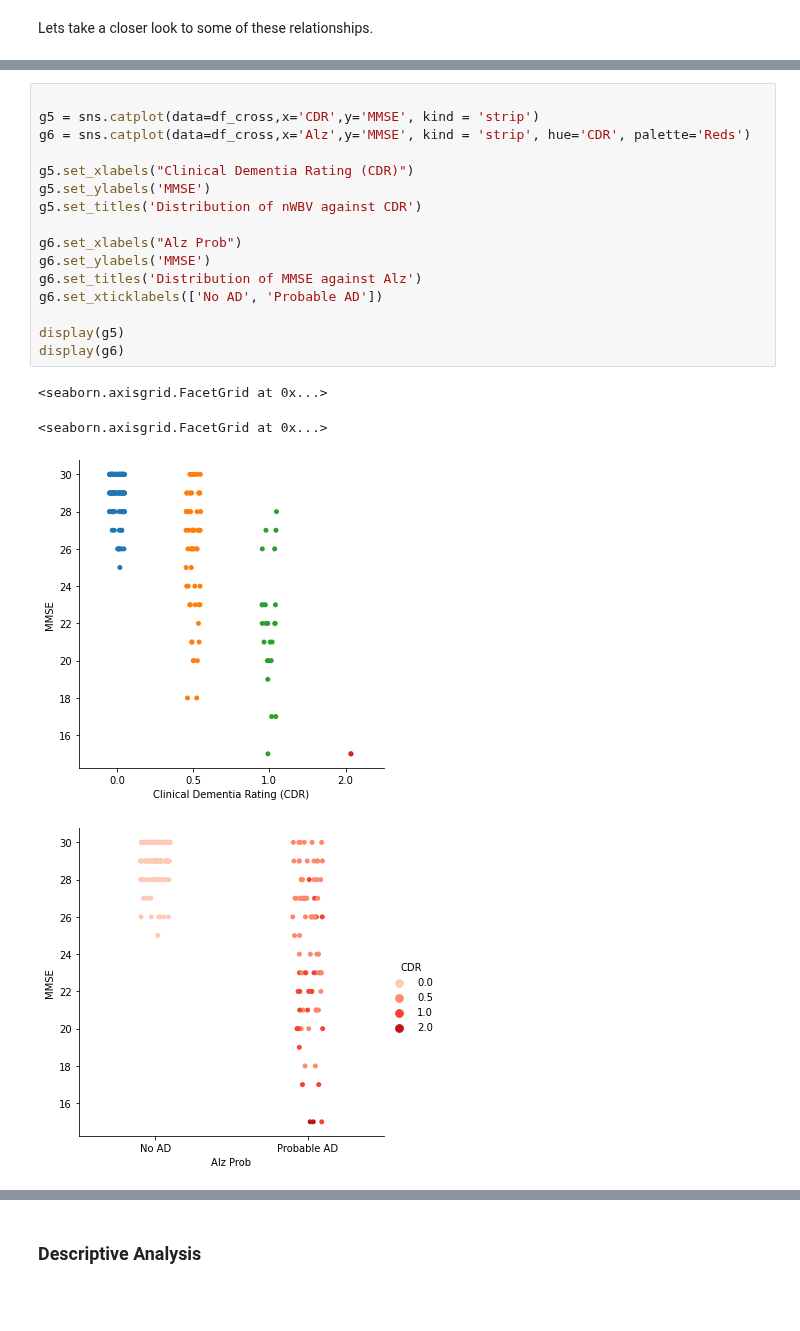
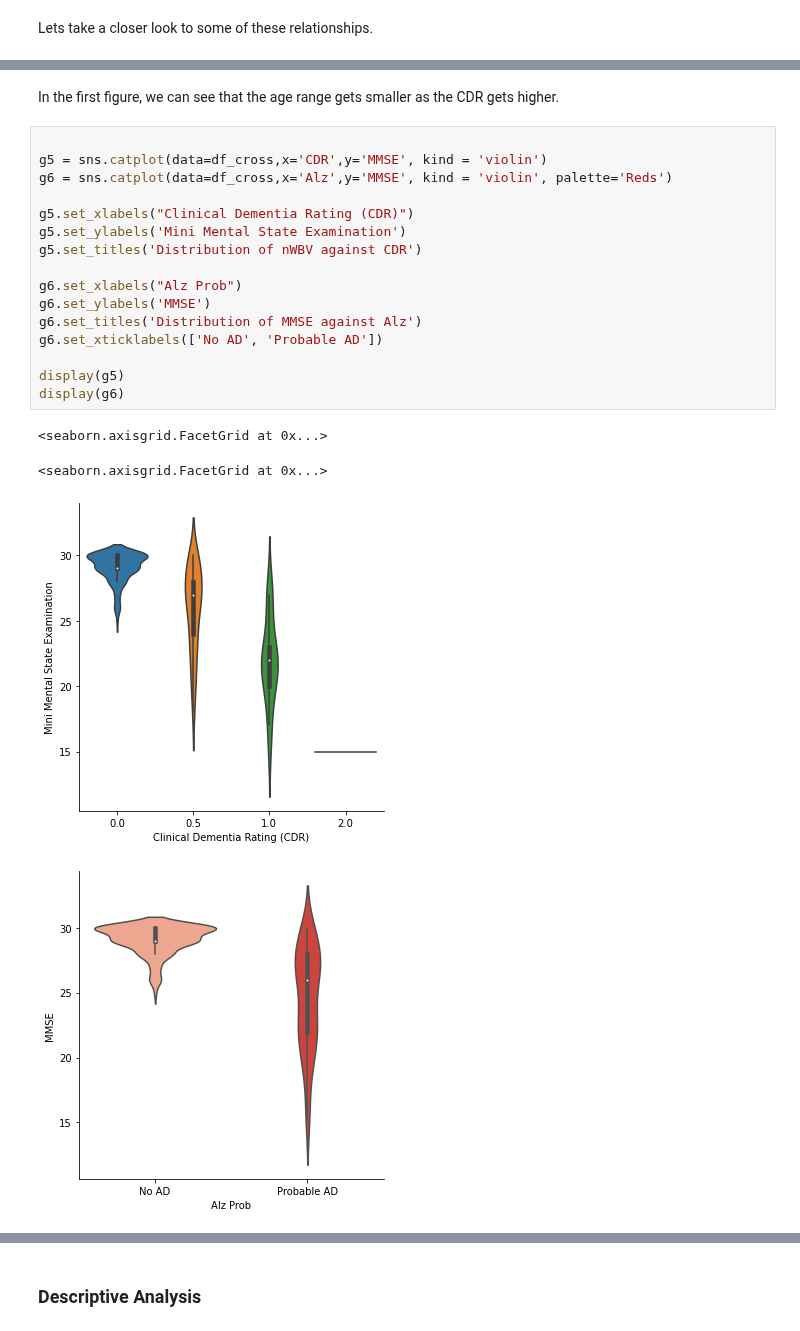
Before and after one commit to Gauss-x/Alzheimer-s-Analysis, a Jupyter notebook: cross-sectional.ipynb, the cells around one changed output, grey strips where cells are left out. Drawn from its saved outputs; the diff is of its cells as text; blank space fills up the shorter version.

```diff
--- a/cross-sectional.ipynb
+++ b/cross-sectional.ipynb
@@ -394,23 +414,25 @@ display(g4)
 [figure]
+# %% [markdown]
+In the first figure, we can see that the age range gets smaller as the CDR gets higher.
 # %%
 
-g5 = sns.catplot(data=df_cross,x='CDR',y='MMSE', kind = 'strip')
-g6 = sns.catplot(data=df_cross,x='Alz',y='MMSE', kind = 'strip', hue='CDR', palette='Reds')
+g5 = sns.catplot(data=df_cross,x='CDR',y='MMSE', kind = 'violin')
+g6 = sns.catplot(data=df_cross,x='Alz',y='MMSE', kind = 'violin', palette='Reds')
 
 g5.set_xlabels("Clinical Dementia Rating (CDR)")
-g5.set_ylabels('MMSE')
+g5.set_ylabels('Mini Mental State Examination')
 g5.set_titles('Distribution of nWBV against CDR')
 
 g6.set_xlabels("Alz Prob")
 g6.set_ylabels('MMSE')
 g6.set_titles('Distribution of MMSE against Alz')
 g6.set_xticklabels(['No AD', 'Probable AD'])
 
 display(g5)
 display(g6)
 # %% [output]
 <seaborn.axisgrid.FacetGrid at 0x...>
 <seaborn.axisgrid.FacetGrid at 0x...>
-[figure, old version]
+[figure, new version]
-[figure, old version]
+[figure, new version]
 # %%
```
Also changed, not shown: parts of 14 cells of this notebook.
